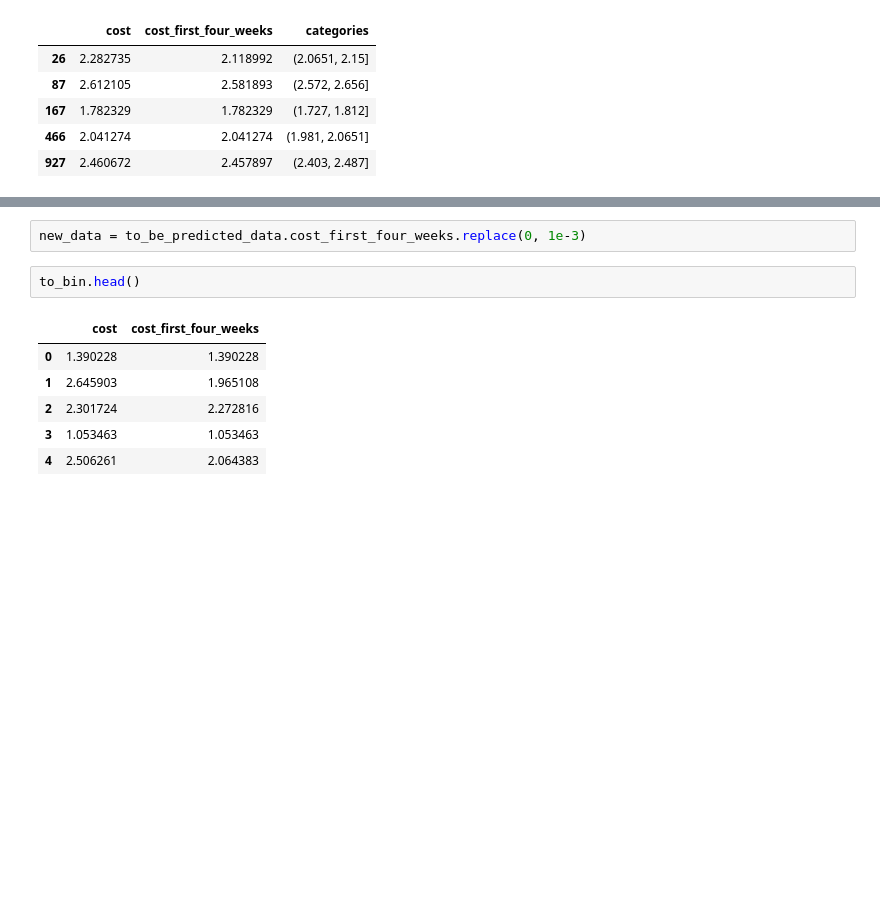
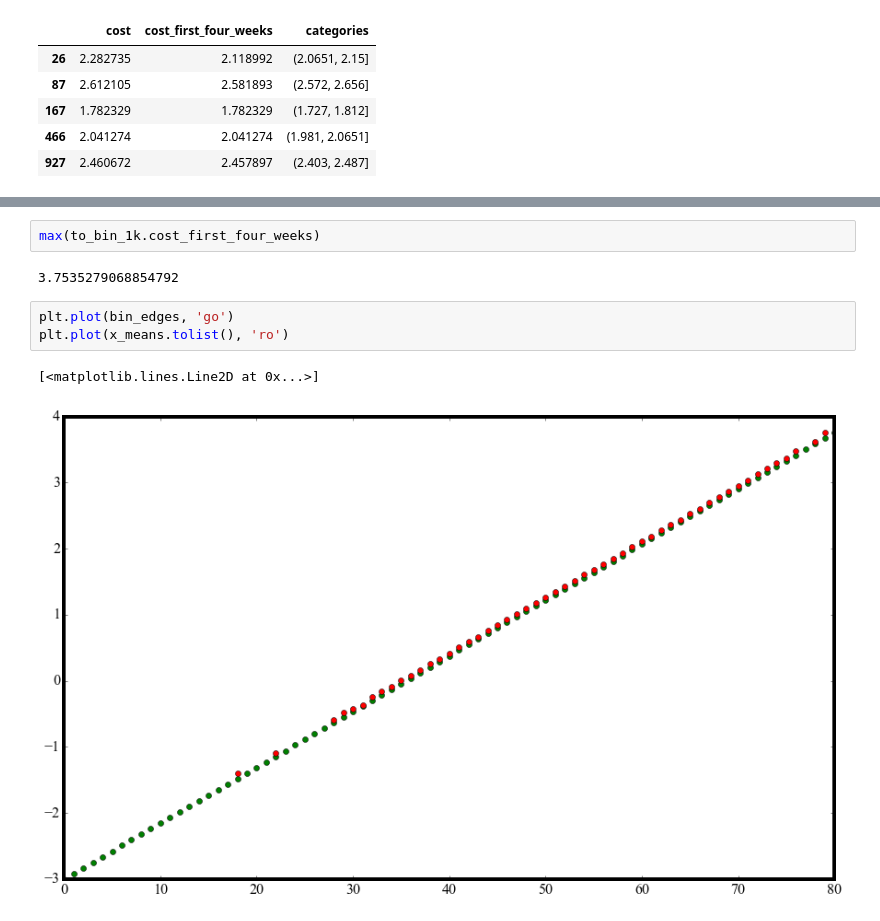
Before and after one commit to gmsardane/employer-ltv, a Jupyter notebook: ltv-calculation.ipynb, the cells around one changed output, grey strips where cells are left out. Cells and saved outputs as stored; diff of their text form; blank space fills up the shorter version.

```diff
--- a/ltv-calculation.ipynb
+++ b/ltv-calculation.ipynb
@@ -614,11 +620,10 @@ Kurtosis:            15.923       Condition No.:          3
-# %%
-new_data = to_be_predicted_data.cost_first_four_weeks.replace(0, 1e-3)
-# %%
-to_bin.head()
-# %% [output]
-|  | cost | cost_first_four_weeks |
-| 0 | 1.390228 | 1.390228 |
-| 1 | 2.645903 | 1.965108 |
-| 2 | 2.301724 | 2.272816 |
-| 3 | 1.053463 | 1.053463 |
-| 4 | 2.506261 | 2.064383 |
+# %%
+max(to_bin_1k.cost_first_four_weeks)
+# %% [output]
+3.7535279068854792
+# %%
+plt.plot(bin_edges, 'go')
+plt.plot(x_means.tolist(), 'ro')
+# %% [output]
+[<matplotlib.lines.Line2D at 0x...>]
+[figure, added]
```
Also changed, not shown: parts of 5 cells of this notebook.
